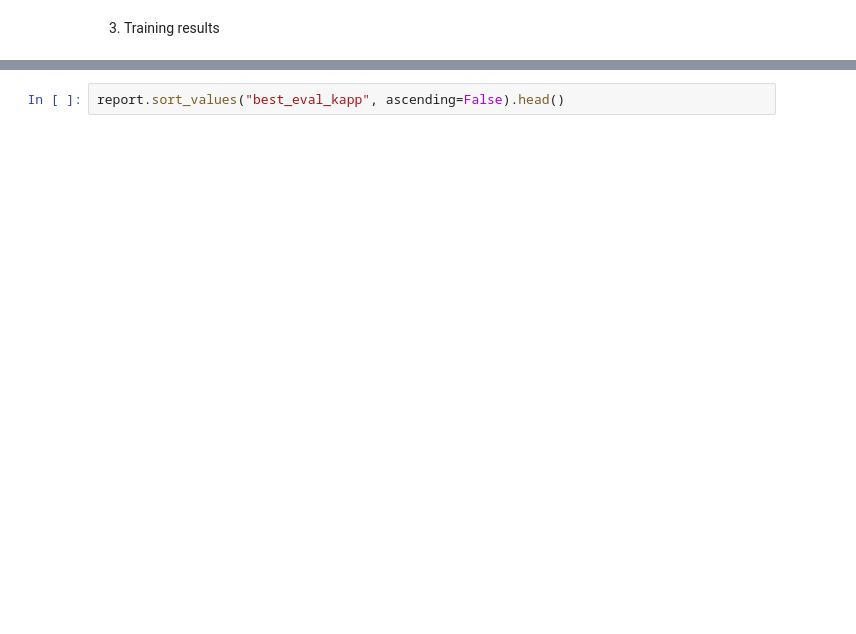
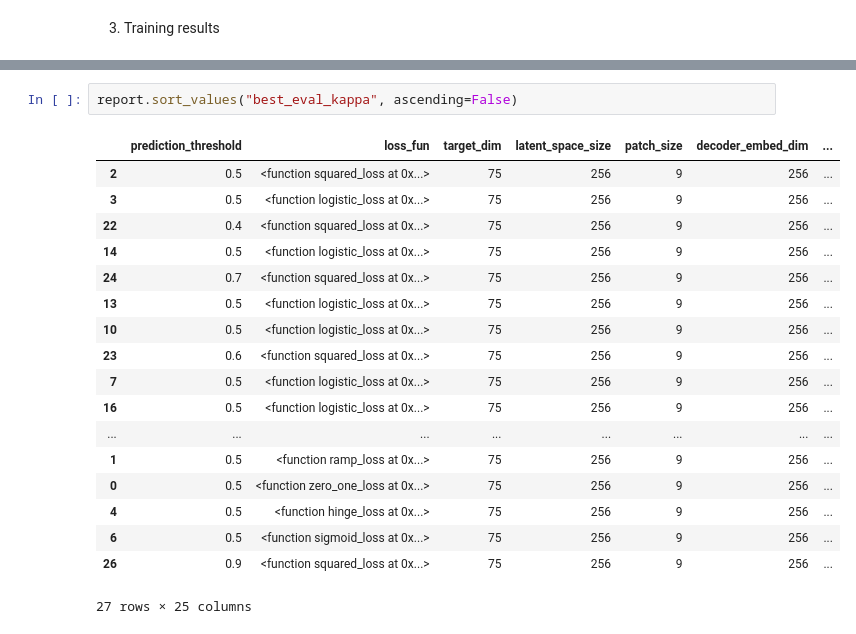
Before and after one commit to melalex/hsi-classification-playground, a Jupyter notebook: notebooks/2-08-bin-mae-pu-gridsearch.ipynb, the cells around one changed output, grey strips where cells are left out. Drawn from its saved outputs; the diff is of its cells as text; blank space fills up the shorter version.

```diff
--- a/notebooks/2-08-bin-mae-pu-gridsearch.ipynb
+++ b/notebooks/2-08-bin-mae-pu-gridsearch.ipynb
@@ -192,2 +212,21 @@ len(report)
 # %%
-report.sort_values("best_eval_kapp", ascending=False).head()
+report.sort_values("best_eval_kappa", ascending=False)
+# %% [output]
+|  | prediction_threshold | loss_fun | target_dim | latent_space_size | patch_size | decoder_embed_dim | ... |
+| 2 | 0.5 | <function squared_loss at 0x...> | 75 | 256 | 9 | 256 | ... |
+| 3 | 0.5 | <function logistic_loss at 0x...> | 75 | 256 | 9 | 256 | ... |
+| 22 | 0.4 | <function squared_loss at 0x...> | 75 | 256 | 9 | 256 | ... |
+| 14 | 0.5 | <function logistic_loss at 0x...> | 75 | 256 | 9 | 256 | ... |
+| 24 | 0.7 | <function squared_loss at 0x...> | 75 | 256 | 9 | 256 | ... |
+| 13 | 0.5 | <function logistic_loss at 0x...> | 75 | 256 | 9 | 256 | ... |
+| 10 | 0.5 | <function logistic_loss at 0x...> | 75 | 256 | 9 | 256 | ... |
+| 23 | 0.6 | <function squared_loss at 0x...> | 75 | 256 | 9 | 256 | ... |
+| 7 | 0.5 | <function logistic_loss at 0x...> | 75 | 256 | 9 | 256 | ... |
+| 16 | 0.5 | <function logistic_loss at 0x...> | 75 | 256 | 9 | 256 | ... |
+| ... | ... | ... | ... | ... | ... | ... | ... |
+| 1 | 0.5 | <function ramp_loss at 0x...> | 75 | 256 | 9 | 256 | ... |
+| 0 | 0.5 | <function zero_one_loss at 0x...> | 75 | 256 | 9 | 256 | ... |
+| 4 | 0.5 | <function hinge_loss at 0x...> | 75 | 256 | 9 | 256 | ... |
+| 6 | 0.5 | <function sigmoid_loss at 0x...> | 75 | 256 | 9 | 256 | ... |
+| 26 | 0.9 | <function squared_loss at 0x...> | 75 | 256 | 9 | 256 | ... |
+27 rows × 25 columns
```
Also changed, not shown: parts of 12 cells of this notebook, 8 other files.
